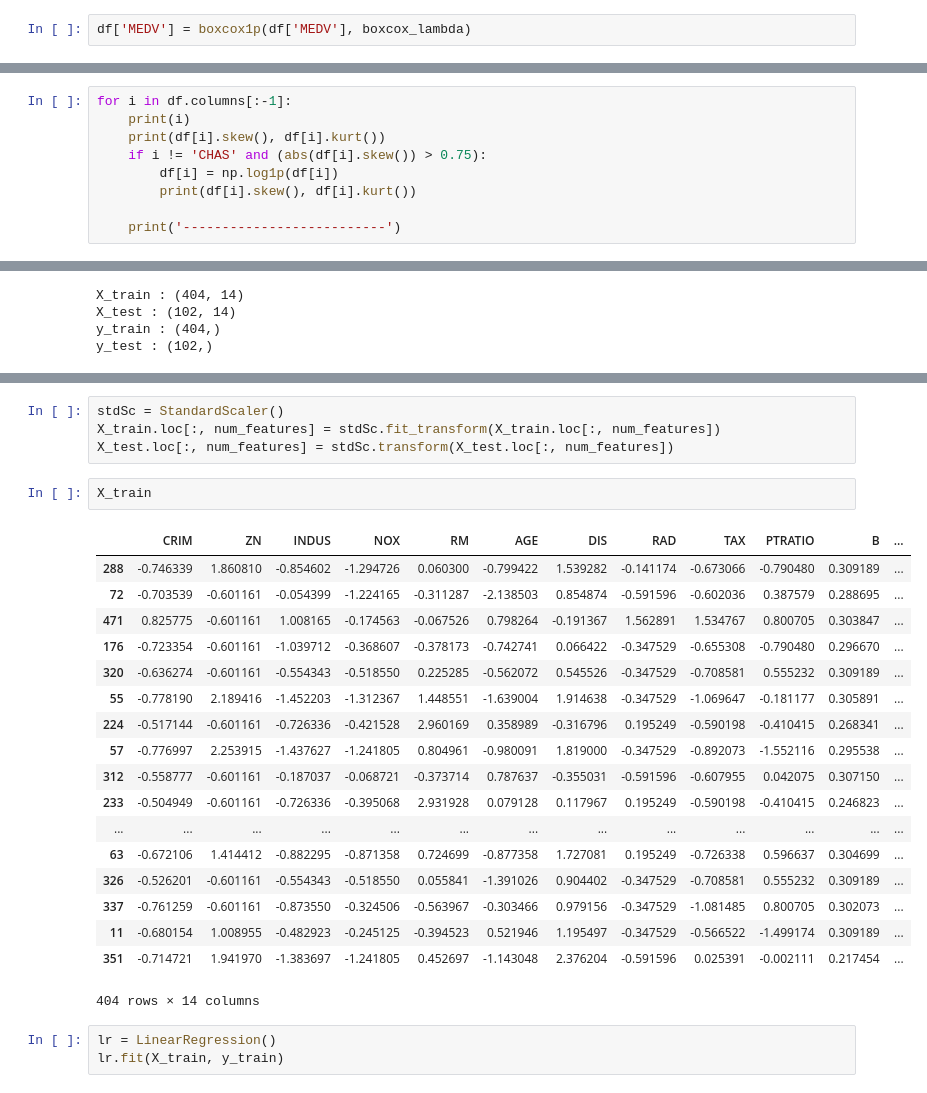
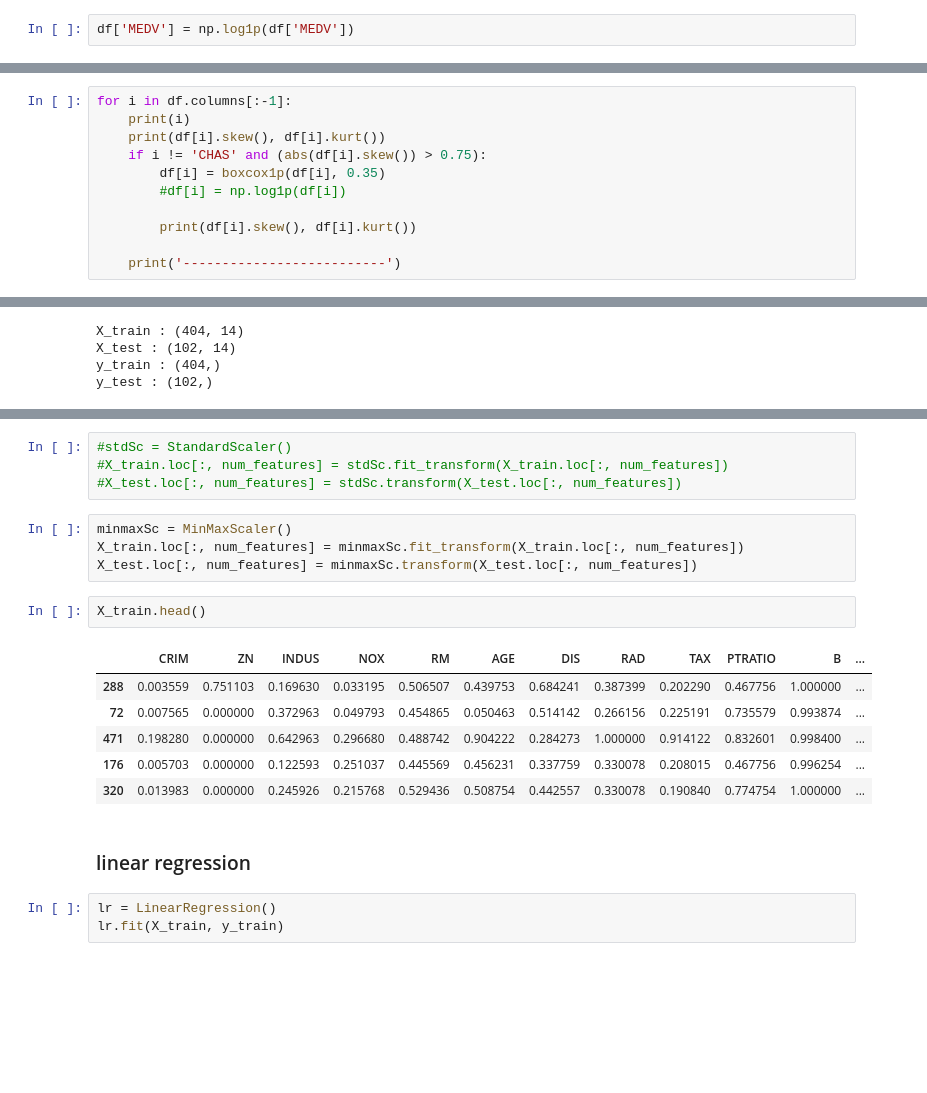
Before and after one commit to jk7g14/House-Price-Prediction, a Jupyter notebook: house-price-prediction-part2.ipynb, the cells around one changed output, grey strips where cells are left out. Drawn from its saved outputs; the diff is of its cells as text; blank space fills up the shorter version.

```diff
--- a/house-price-prediction-part2.ipynb
+++ b/house-price-prediction-part2.ipynb
@@ -28,4 +28,4 @@ df.head()
 | 3 | 0.03237 | 0.0 | 2.18 | 0 | 0.458 | 6.998 | 45.8 | 6.0622 | 3 | 222.0 | 18.7 | ... |
 | 4 | 0.06905 | 0.0 | 2.18 | 0 | 0.458 | 7.147 | 54.2 | 6.0622 | 3 | 222.0 | 18.7 | ... |
 # %%
-df['MEDV'] = boxcox1p(df['MEDV'], boxcox_lambda)
+df['MEDV'] = np.log1p(df['MEDV'])
@@ -34,7 +46,9 @@ for i in df.columns[:-1]:
     print(i)
     print(df[i].skew(), df[i].kurt())
     if i != 'CHAS' and (abs(df[i].skew()) > 0.75):
-        df[i] = np.log1p(df[i])
+        df[i] = boxcox1p(df[i], 0.35)
+        #df[i] = np.log1p(df[i])
+
         print(df[i].skew(), df[i].kurt())
 
     print('--------------------------')
@@ -101,28 +103,22 @@ X_train
 # %%
-stdSc = StandardScaler()
-X_train.loc[:, num_features] = stdSc.fit_transform(X_train.loc[:, num_features])
-X_test.loc[:, num_features] = stdSc.transform(X_test.loc[:, num_features])
+#stdSc = StandardScaler()
+#X_train.loc[:, num_features] = stdSc.fit_transform(X_train.loc[:, num_features])
+#X_test.loc[:, num_features] = stdSc.transform(X_test.loc[:, num_features])
+# %%
+minmaxSc = MinMaxScaler()
+X_train.loc[:, num_features] = minmaxSc.fit_transform(X_train.loc[:, num_features])
+X_test.loc[:, num_features] = minmaxSc.transform(X_test.loc[:, num_features])
 # %%
-X_train
+X_train.head()
 # %% [output]
 |  | CRIM | ZN | INDUS | NOX | RM | AGE | DIS | RAD | TAX | PTRATIO | B | ... |
-| 288 | -0.746339 | 1.860810 | -0.854602 | -1.294726 | 0.060300 | -0.799422 | 1.539282 | -0.141174 | -0.673066 | -0.790480 | 0.309189 | ... |
-| 72 | -0.703539 | -0.601161 | -0.054399 | -1.224165 | -0.311287 | -2.138503 | 0.854874 | -0.591596 | -0.602036 | 0.387579 | 0.288695 | ... |
-| 471 | 0.825775 | -0.601161 | 1.008165 | -0.174563 | -0.067526 | 0.798264 | -0.191367 | 1.562891 | 1.534767 | 0.800705 | 0.303847 | ... |
-| 176 | -0.723354 | -0.601161 | -1.039712 | -0.368607 | -0.378173 | -0.742741 | 0.066422 | -0.347529 | -0.655308 | -0.790480 | 0.296670 | ... |
-| 320 | -0.636274 | -0.601161 | -0.554343 | -0.518550 | 0.225285 | -0.562072 | 0.545526 | -0.347529 | -0.708581 | 0.555232 | 0.309189 | ... |
-| 55 | -0.778190 | 2.189416 | -1.452203 | -1.312367 | 1.448551 | -1.639004 | 1.914638 | -0.347529 | -1.069647 | -0.181177 | 0.305891 | ... |
-| 224 | -0.517144 | -0.601161 | -0.726336 | -0.421528 | 2.960169 | 0.358989 | -0.316796 | 0.195249 | -0.590198 | -0.410415 | 0.268341 | ... |
-| 57 | -0.776997 | 2.253915 | -1.437627 | -1.241805 | 0.804961 | -0.980091 | 1.819000 | -0.347529 | -0.892073 | -1.552116 | 0.295538 | ... |
-| 312 | -0.558777 | -0.601161 | -0.187037 | -0.068721 | -0.373714 | 0.787637 | -0.355031 | -0.591596 | -0.607955 | 0.042075 | 0.307150 | ... |
-| 233 | -0.504949 | -0.601161 | -0.726336 | -0.395068 | 2.931928 | 0.079128 | 0.117967 | 0.195249 | -0.590198 | -0.410415 | 0.246823 | ... |
-| ... | ... | ... | ... | ... | ... | ... | ... | ... | ... | ... | ... | ... |
-| 63 | -0.672106 | 1.414412 | -0.882295 | -0.871358 | 0.724699 | -0.877358 | 1.727081 | 0.195249 | -0.726338 | 0.596637 | 0.304699 | ... |
-| 326 | -0.526201 | -0.601161 | -0.554343 | -0.518550 | 0.055841 | -1.391026 | 0.904402 | -0.347529 | -0.708581 | 0.555232 | 0.309189 | ... |
-| 337 | -0.761259 | -0.601161 | -0.873550 | -0.324506 | -0.563967 | -0.303466 | 0.979156 | -0.347529 | -1.081485 | 0.800705 | 0.302073 | ... |
-| 11 | -0.680154 | 1.008955 | -0.482923 | -0.245125 | -0.394523 | 0.521946 | 1.195497 | -0.347529 | -0.566522 | -1.499174 | 0.309189 | ... |
-| 351 | -0.714721 | 1.941970 | -1.383697 | -1.241805 | 0.452697 | -1.143048 | 2.376204 | -0.591596 | 0.025391 | -0.002111 | 0.217454 | ... |
+| 288 | 0.003559 | 0.751103 | 0.169630 | 0.033195 | 0.506507 | 0.439753 | 0.684241 | 0.387399 | 0.202290 | 0.467756 | 1.000000 | ... |
+| 72 | 0.007565 | 0.000000 | 0.372963 | 0.049793 | 0.454865 | 0.050463 | 0.514142 | 0.266156 | 0.225191 | 0.735579 | 0.993874 | ... |
+| 471 | 0.198280 | 0.000000 | 0.642963 | 0.296680 | 0.488742 | 0.904222 | 0.284273 | 1.000000 | 0.914122 | 0.832601 | 0.998400 | ... |
+| 176 | 0.005703 | 0.000000 | 0.122593 | 0.251037 | 0.445569 | 0.456231 | 0.337759 | 0.330078 | 0.208015 | 0.467756 | 0.996254 | ... |
+| 320 | 0.013983 | 0.000000 | 0.245926 | 0.215768 | 0.529436 | 0.508754 | 0.442557 | 0.330078 | 0.190840 | 0.774754 | 1.000000 | ... |
-404 rows × 14 columns
+# %% [markdown]
+### linear regression
 # %%
 lr = LinearRegression()
 lr.fit(X_train, y_train)
```
Also changed, not shown: parts of 57 cells of this notebook, 1 other file.
